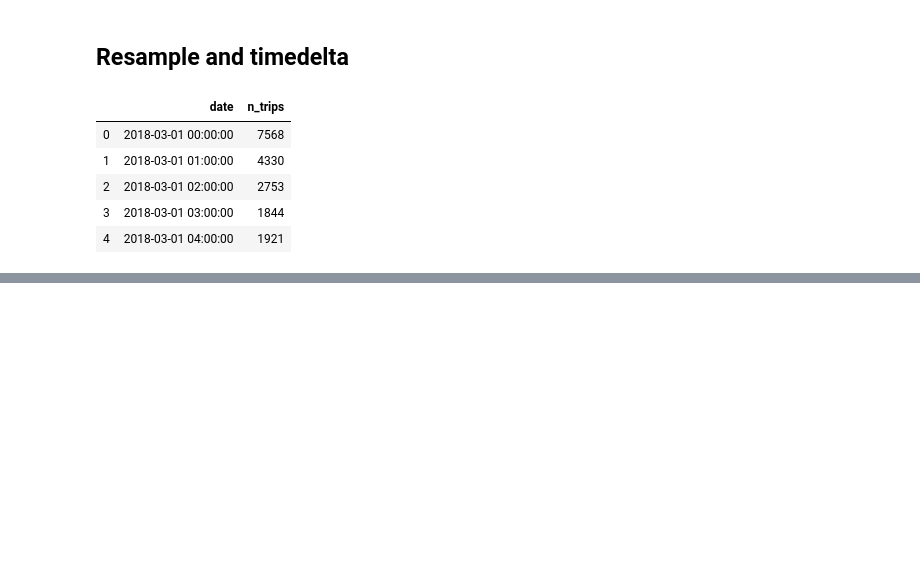
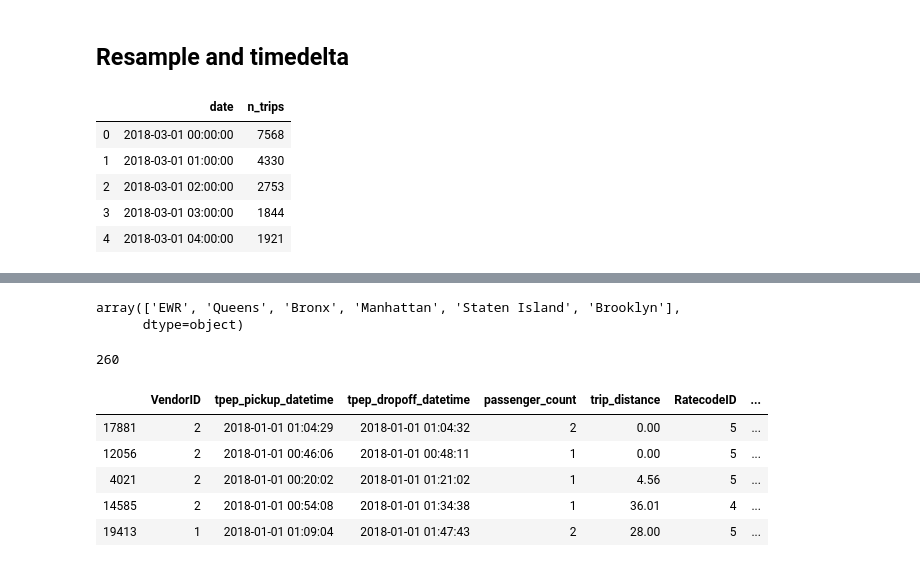
Before and after one commit to alnew/Intro_to_python_notebook, a Jupyter notebook: data_manipulation_python.ipynb, the cells around one changed output, grey strips where cells are left out. Drawn from its saved outputs; the diff is of its cells as text; code cells hidden in the pictures; blank space fills up the shorter version.

```diff
--- a/data_manipulation_python.ipynb
+++ b/data_manipulation_python.ipynb
@@ -347,3 +336,7 @@ dtype: object
+# %%
+#--Converting all of the values in the payment_type column from int to float--
+trips.payment_type = trips.payment_type.astype(float) #--This is one way to do it, there are options as well
+trips.dtypes
 # %%
 #--Convert date column to datetime to make data more accessible--
 counts['date'] = pd.to_datetime(counts.date)
@@ -529,0 +611,10 @@ hours.head()
+# %%
+#--Find unique values in a certain column--
+zones.BOROUGH.unique()
+# %% [output]
+array(['EWR', 'Queens', 'Bronx', 'Manhattan', 'Staten Island', 'Brooklyn'],
+      dtype=object)
+# %%
+len(zones.ZONE.unique())
+# %% [output]
+260
@@ -529,0 +623,11 @@ hours.head()
+# %%
+#--Sort your dataframe by total amount pad for taxi trip, from greatest to least--
+sort_bytotal = trips.sort_values('total_amount', ascending=False)
+sort_bytotal.head()
+# %% [output]
+|  | VendorID | tpep_pickup_datetime | tpep_dropoff_datetime | passenger_count | trip_distance | RatecodeID | ... |
+| 17881 | 2 | 2018-01-01 01:04:29 | 2018-01-01 01:04:32 | 2 | 0.00 | 5 | ... |
+| 12056 | 2 | 2018-01-01 00:46:06 | 2018-01-01 00:48:11 | 1 | 0.00 | 5 | ... |
+| 4021 | 2 | 2018-01-01 00:20:02 | 2018-01-01 01:21:02 | 1 | 4.56 | 5 | ... |
+| 14585 | 2 | 2018-01-01 00:54:08 | 2018-01-01 01:34:38 | 1 | 36.01 | 4 | ... |
+| 19413 | 1 | 2018-01-01 01:09:04 | 2018-01-01 01:47:43 | 2 | 28.00 | 5 | ... |
```
Also changed, not shown: parts of 94 cells of this notebook.
